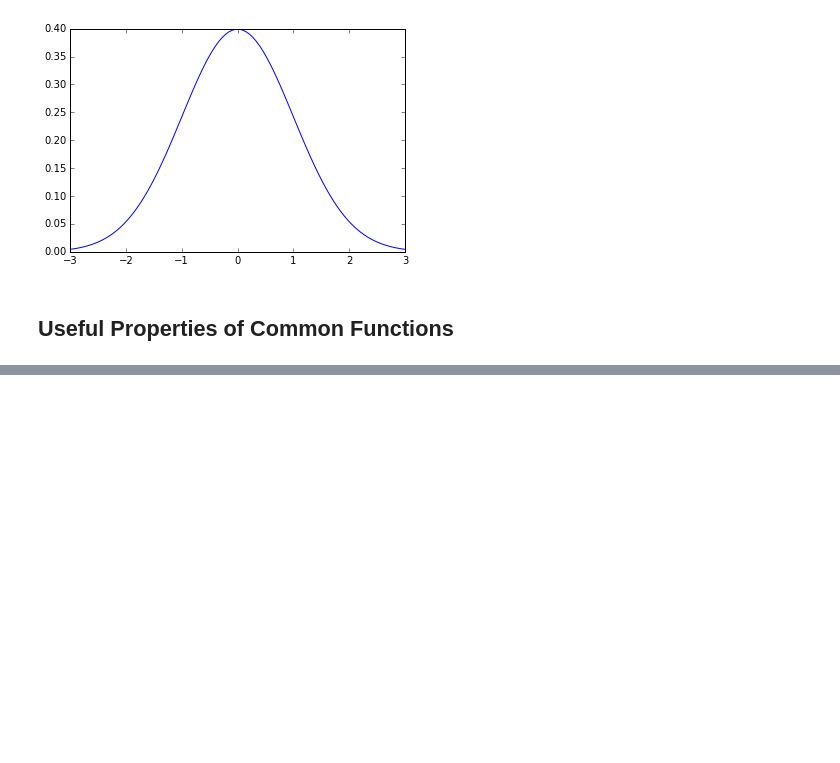
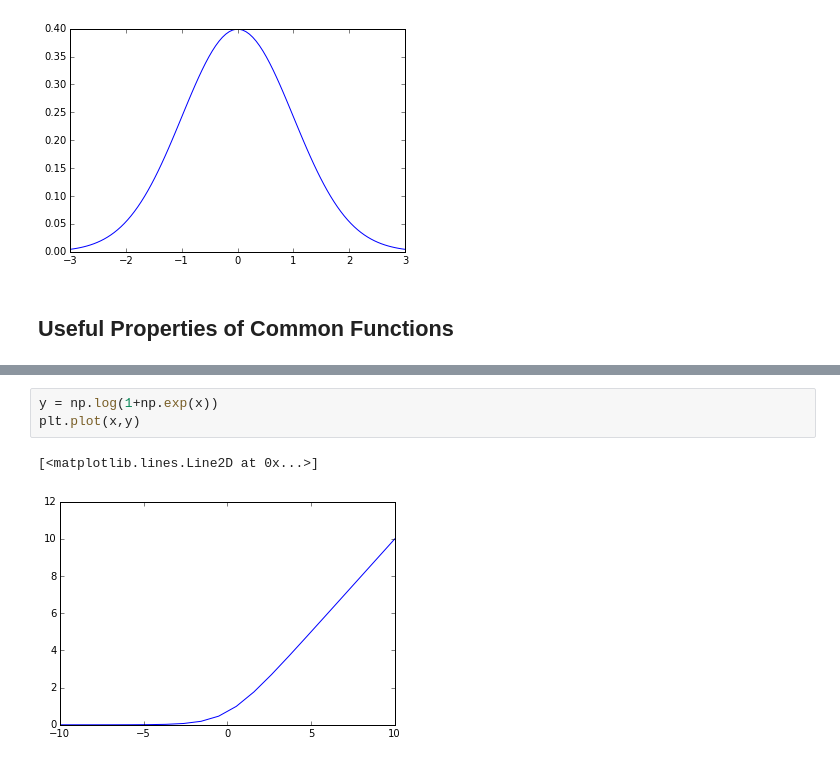
Before and after one commit to htang2012/Deep_Learning, a Jupyter notebook: Mathematics Review 2 - Probability and Information Theory.ipynb, the cells around one changed output, grey strips where cells are left out. Drawn from its saved outputs; the diff is of its cells as text; blank space fills up the shorter version.

```diff
--- a/Mathematics Review 2 - Probability and Information Theory.ipynb
+++ b/Mathematics Review 2 - Probability and Information Theory.ipynb
@@ -161,0 +170,6 @@ plt.show()
+# %%
+y = np.log(1+np.exp(x))
+plt.plot(x,y)
+# %% [output]
+[<matplotlib.lines.Line2D at 0x...>]
+[figure, added]
```
Also changed, not shown: parts of 13 cells of this notebook.
